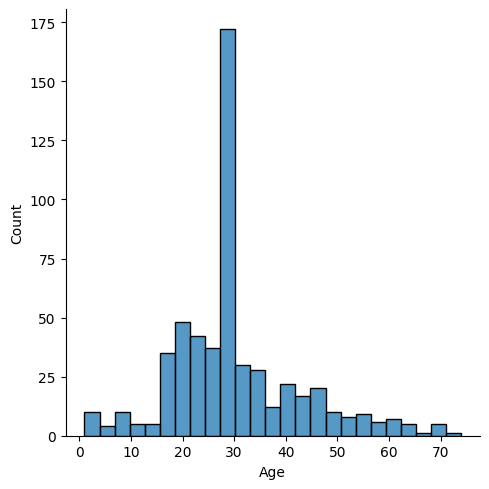
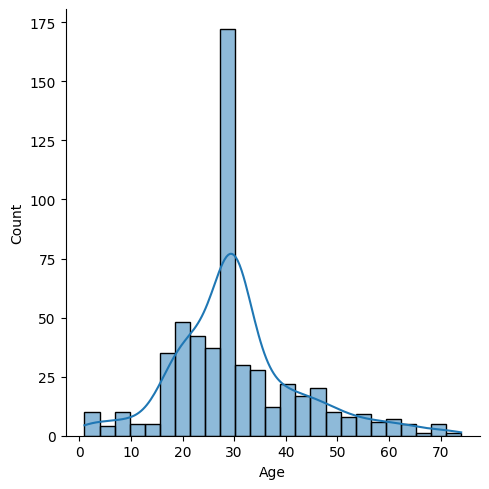
Unified diff of the notebook cell whose output changed from the first chart to the second:
--- before
+++ after
@@ -1,2 +1,2 @@
-sns.displot(train['Age'][train['Survived']==0])
-sns.displot(train['Age'][train['Survived']==1])
+sns.displot(train['Age'][train['Survived']==0],kde=True)
+sns.displot(train['Age'][train['Survived']==1],kde=True)

Commit: feat:new edits